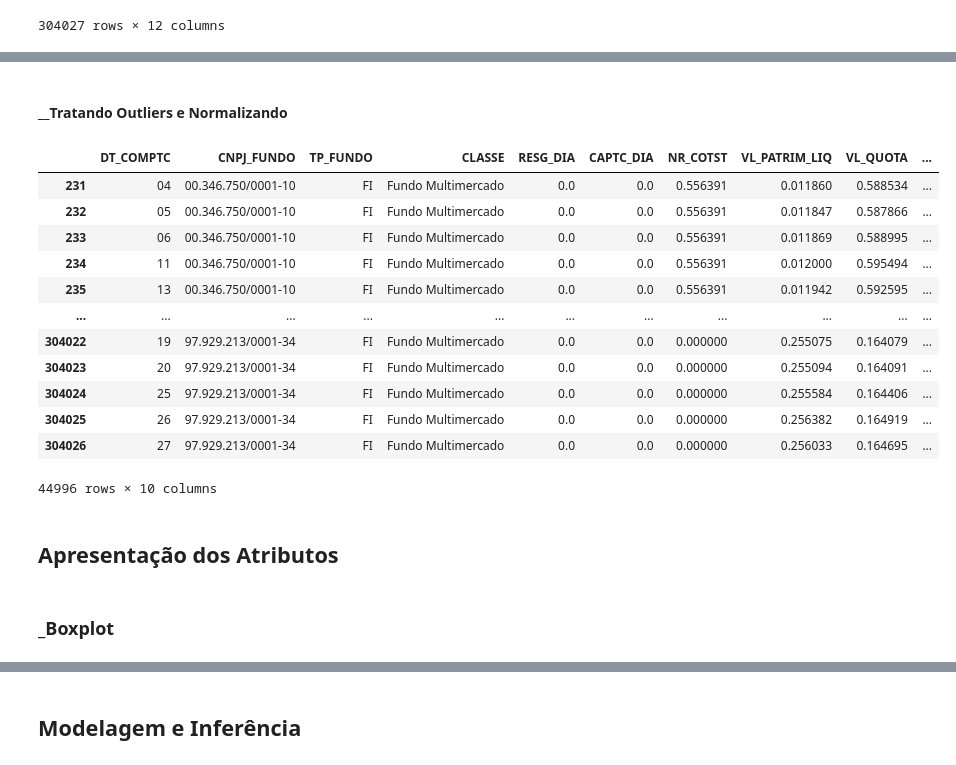
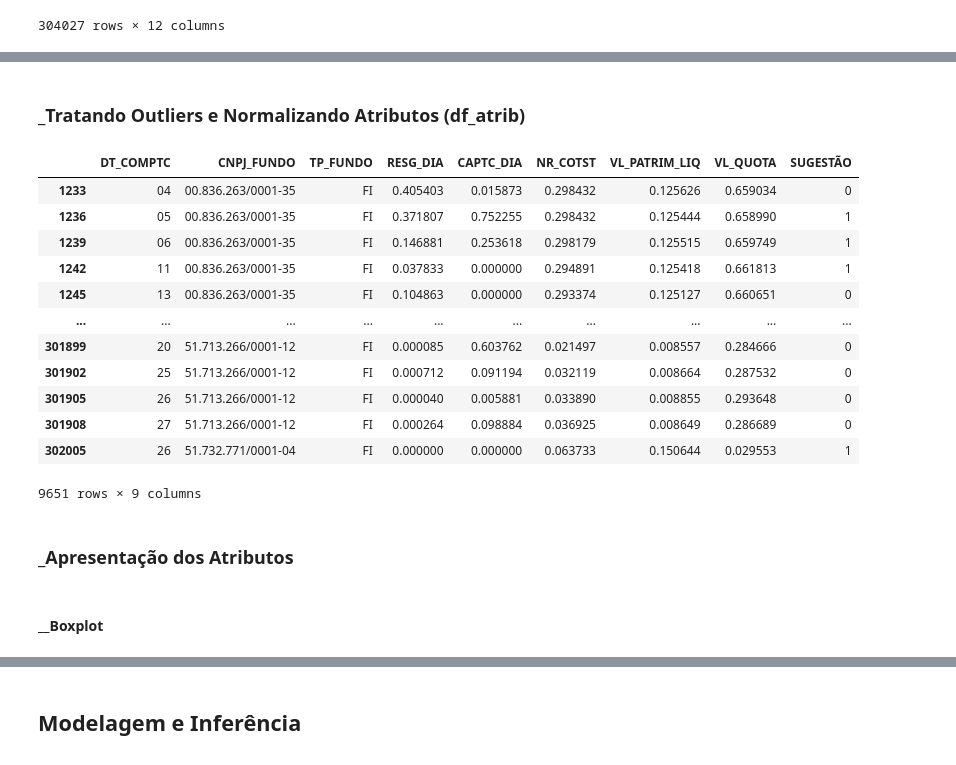
Before and after one commit to Moriblo/MVP_Spt4_EngSoft, a Jupyter notebook: MVP_SPT4_EngSoft_MLFI.ipynb, the cells around one changed output, grey strips where cells are left out. Cells and saved outputs as stored; diff of their text form; code cells hidden in the pictures.

```diff
--- a/MVP_SPT4_EngSoft_MLFI.ipynb
+++ b/MVP_SPT4_EngSoft_MLFI.ipynb
@@ -189,9 +189,10 @@ df_atrib = df_atrib.reset_index()
 df_atrib = df_atrib[['DT_COMPTC','CNPJ_FUNDO', 'TP_FUNDO', 'CLASSE', 'RESG_DIA', 'CAPTC_DIA', 'NR_COTST', 'VL_PATRIM_LIQ', 'VL_QUOTA', \
                      'SUGESTÃO']]
 
-# Trabalhando sobre NR_COTST (Número de Cotistas)
+# Trabalhando sobre NR_COTST (Número de Cotistas). Escolheu-se focar em fundos com mais de 100 (cem) cotistas, para que se possa
+# dar maior relevância à observação dos dados de captação e resgates diários.
 df_atrib['NR_COTST'] = df_atrib['NR_COTST'].astype(int)
-df_atrib = df_atrib[(df_atrib['NR_COTST'] > 1)]
+df_atrib = df_atrib[(df_atrib['NR_COTST'] > 100)]
 
 # Trabalhando sobre CLASSE (Classe do Fundo)
 """
@@ -224,7 +225,12 @@ Fundos de Ações: Esses fundos investem em papéis de empresas. Eles são consi
 pois envolvem mais riscos e, consequentemente, mais retorno.
 """
 
+# Filtrando os dados do dataframe para conter somente a CLASSE Fundo Multimercado
 df_atrib = df_atrib[(df_atrib['CLASSE'] == "Fundo Multimercado")]
 
+# Como só teremos a CLASSE Fundo Multimercado, não faz mais sentido mantermos este atributo
+df_atrib = df_atrib[['DT_COMPTC','CNPJ_FUNDO', 'TP_FUNDO', 'RESG_DIA', 'CAPTC_DIA', 'NR_COTST', 'VL_PATRIM_LIQ', 'VL_QUOTA', \
+                     'SUGESTÃO']]
+
 df_atrib
 # %% [output]
@@ -244,56 +250,56 @@ df_atrib
 # %% [markdown]
-#### __Tratando Outliers e Normalizando
+### _Tratando Outliers e Normalizando Atributos (df_atrib)
 # %%
 # Lista de colunas para converter em string
-colunas_para_converter = ['DT_COMPTC', 'CNPJ_FUNDO', 'TP_FUNDO', 'CLASSE', 'SUGESTÃO']
+colunas_para_converter = ['DT_COMPTC', 'CNPJ_FUNDO', 'TP_FUNDO', 'SUGESTÃO']
 
 # Convertendo as colunas para string
 for coluna in colunas_para_converter:
     df_atrib[coluna] = df_atrib[coluna].astype(str)
 
 # Selecionando apenas colunas numéricas para calcular o Z-score
 df_numeric = df_atrib.select_dtypes(include=[np.float, np.int])
 
 """ Calculando o Z-score """
 z = np.abs(stats.zscore(df_numeric))
 
 # Removendo os outliers
 df_atrib = df_atrib[(z < 3).all(axis=1)]
 
 """ Calculando IQR """
 Q1 = df_atrib.quantile(0.25)
 Q3 = df_atrib.quantile(0.75)
 IQR = Q3 - Q1
 
 # Os outliers são então definidos como observações que estão abaixo de (Q1 - 1.5 * IQR)
 # ou acima de (Q3 + 1.5 * IQR).
 df_atrib = df_atrib[~((df_atrib < (Q1 - 1.5 * IQR)) | (df_atrib > (Q3 + 1.5 * IQR))).any(axis=1)]
 
 """ Criando o normalizador """
 scaler = MinMaxScaler()
 
 # Ajustando e transformando os dados
 df_atrib[df_numeric.columns] = scaler.fit_transform(df_atrib[df_numeric.columns])
 
 df_atrib
 # %% [output]
-|  | DT_COMPTC | CNPJ_FUNDO | TP_FUNDO | CLASSE | RESG_DIA | CAPTC_DIA | NR_COTST | VL_PATRIM_LIQ | VL_QUOTA | ... |
-| 231 | 04 | 00.346.750/0001-10 | FI | Fundo Multimercado | 0.0 | 0.0 | 0.556391 | 0.011860 | 0.588534 | ... |
-| 232 | 05 | 00.346.750/0001-10 | FI | Fundo Multimercado | 0.0 | 0.0 | 0.556391 | 0.011847 | 0.587866 | ... |
-| 233 | 06 | 00.346.750/0001-10 | FI | Fundo Multimercado | 0.0 | 0.0 | 0.556391 | 0.011869 | 0.588995 | ... |
-| 234 | 11 | 00.346.750/0001-10 | FI | Fundo Multimercado | 0.0 | 0.0 | 0.556391 | 0.012000 | 0.595494 | ... |
-| 235 | 13 | 00.346.750/0001-10 | FI | Fundo Multimercado | 0.0 | 0.0 | 0.556391 | 0.011942 | 0.592595 | ... |
-| ... | ... | ... | ... | ... | ... | ... | ... | ... | ... | ... |
-| 304022 | 19 | 97.929.213/0001-34 | FI | Fundo Multimercado | 0.0 | 0.0 | 0.000000 | 0.255075 | 0.164079 | ... |
-| 304023 | 20 | 97.929.213/0001-34 | FI | Fundo Multimercado | 0.0 | 0.0 | 0.000000 | 0.255094 | 0.164091 | ... |
-| 304024 | 25 | 97.929.213/0001-34 | FI | Fundo Multimercado | 0.0 | 0.0 | 0.000000 | 0.255584 | 0.164406 | ... |
-| 304025 | 26 | 97.929.213/0001-34 | FI | Fundo Multimercado | 0.0 | 0.0 | 0.000000 | 0.256382 | 0.164919 | ... |
-| 304026 | 27 | 97.929.213/0001-34 | FI | Fundo Multimercado | 0.0 | 0.0 | 0.000000 | 0.256033 | 0.164695 | ... |
+|  | DT_COMPTC | CNPJ_FUNDO | TP_FUNDO | RESG_DIA | CAPTC_DIA | NR_COTST | VL_PATRIM_LIQ | VL_QUOTA | SUGESTÃO |
+| 1233 | 04 | 00.836.263/0001-35 | FI | 0.405403 | 0.015873 | 0.298432 | 0.125626 | 0.659034 | 0 |
+| 1236 | 05 | 00.836.263/0001-35 | FI | 0.371807 | 0.752255 | 0.298432 | 0.125444 | 0.658990 | 1 |
+| 1239 | 06 | 00.836.263/0001-35 | FI | 0.146881 | 0.253618 | 0.298179 | 0.125515 | 0.659749 | 1 |
+| 1242 | 11 | 00.836.263/0001-35 | FI | 0.037833 | 0.000000 | 0.294891 | 0.125418 | 0.661813 | 1 |
+| 1245 | 13 | 00.836.263/0001-35 | FI | 0.104863 | 0.000000 | 0.293374 | 0.125127 | 0.660651 | 0 |
+| ... | ... | ... | ... | ... | ... | ... | ... | ... | ... |
+| 301899 | 20 | 51.713.266/0001-12 | FI | 0.000085 | 0.603762 | 0.021497 | 0.008557 | 0.284666 | 0 |
+| 301902 | 25 | 51.713.266/0001-12 | FI | 0.000712 | 0.091194 | 0.032119 | 0.008664 | 0.287532 | 0 |
+| 301905 | 26 | 51.713.266/0001-12 | FI | 0.000040 | 0.005881 | 0.033890 | 0.008855 | 0.293648 | 0 |
+| 301908 | 27 | 51.713.266/0001-12 | FI | 0.000264 | 0.098884 | 0.036925 | 0.008649 | 0.286689 | 0 |
+| 302005 | 26 | 51.732.771/0001-04 | FI | 0.000000 | 0.000000 | 0.063733 | 0.150644 | 0.029553 | 1 |
-44996 rows × 10 columns
+9651 rows × 9 columns
 # %% [markdown]
-## Apresentação dos Atributos
+### _Apresentação dos Atributos
 # %% [markdown]
-### _Boxplot
+#### __Boxplot
 # %%
 # Boxplot dos atributos
 df_box = df_atrib[['RESG_DIA', 'CAPTC_DIA', 'NR_COTST', 'VL_PATRIM_LIQ', 'VL_QUOTA']]
```
Also changed, not shown: parts of 16 cells of this notebook.
